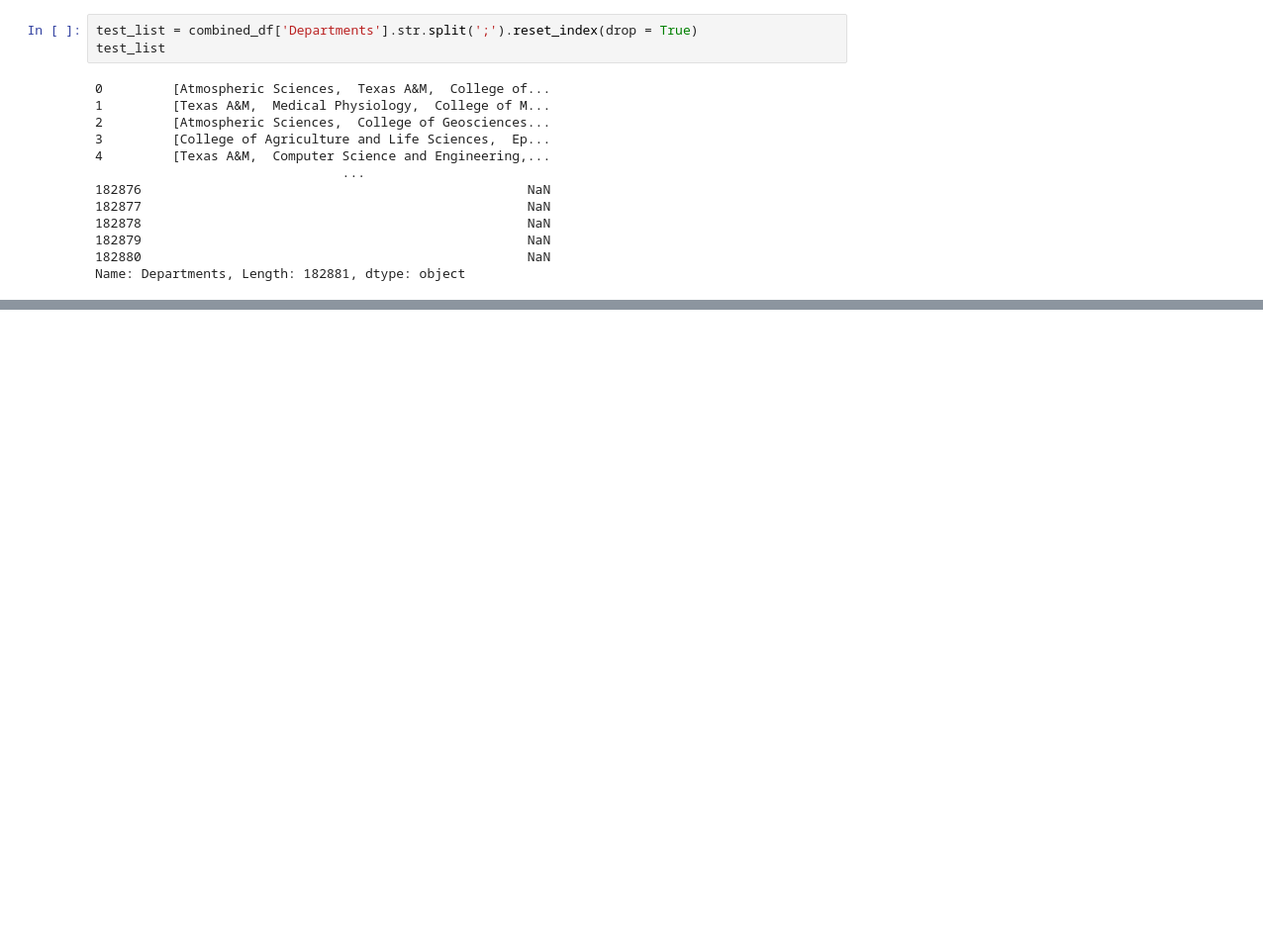
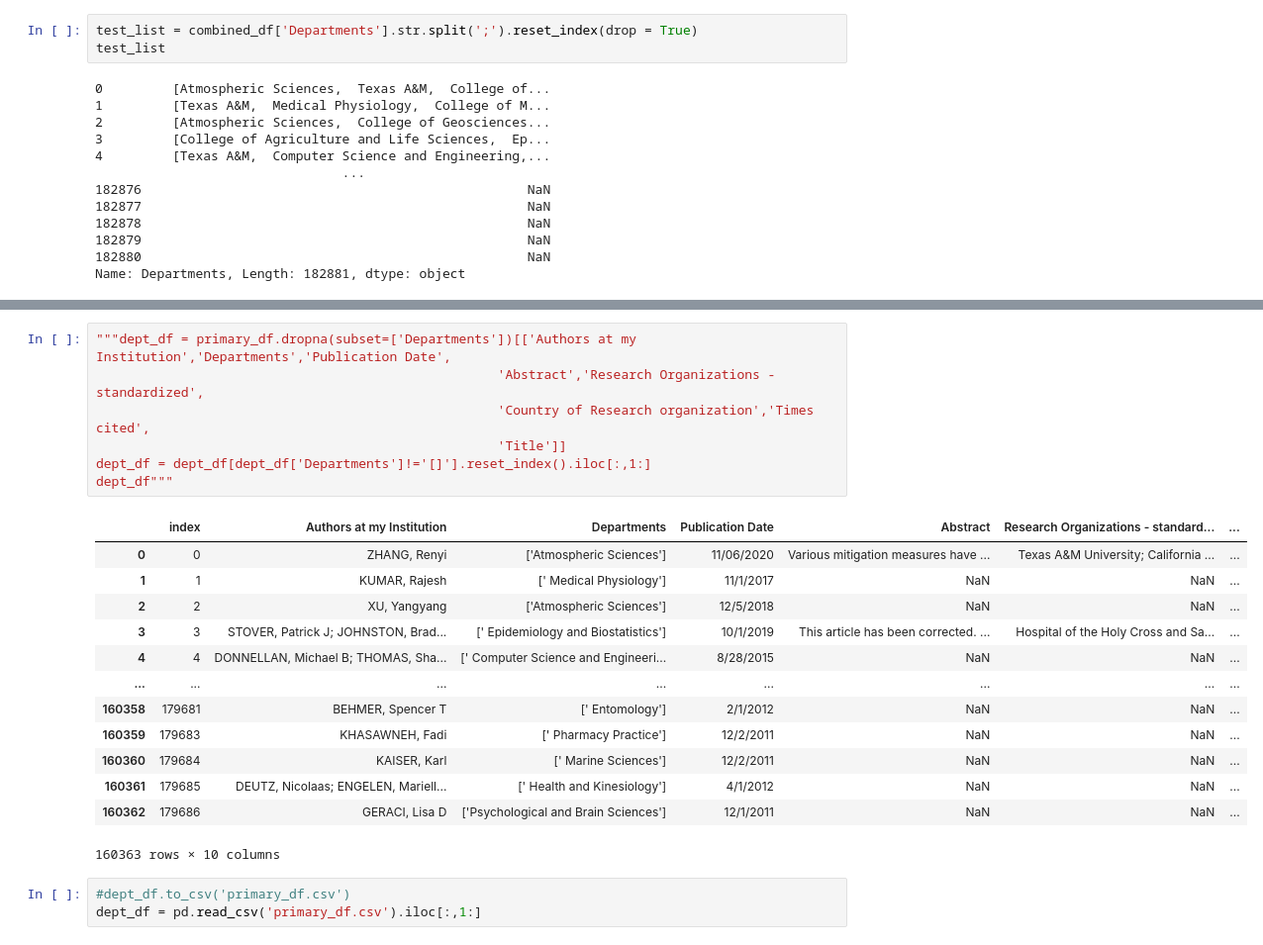
Before and after one commit to pandey-tushar/TAMIDS-22, a Jupyter notebook: Data_cleaning.ipynb, the cells around one changed output, grey strips where cells are left out. Shown at 99% size. Drawn from its saved outputs; the diff is of its cells as text; blank space fills up the shorter version.

```diff
--- a/Data_cleaning.ipynb
+++ b/Data_cleaning.ipynb
@@ -167,0 +169,24 @@ primary_df.to_csv('primary_df.csv')
+# %%
+"""dept_df = primary_df.dropna(subset=['Departments'])[['Authors at my Institution','Departments','Publication Date',
+                                                    'Abstract','Research Organizations - standardized',
+                                                    'Country of Research organization','Times cited',
+                                                    'Title']]
+dept_df = dept_df[dept_df['Departments']!='[]'].reset_index().iloc[:,1:]
+dept_df"""
+# %% [output]
+|  | index | Authors at my Institution | Departments | Publication Date | Abstract | Research Organizations - standard... | ... |
+| 0 | 0 | ZHANG, Renyi | ['Atmospheric Sciences'] | 11/06/2020 | Various mitigation measures have ... | Texas A&M University; California ... | ... |
+| 1 | 1 | KUMAR, Rajesh | [' Medical Physiology'] | 11/1/2017 | NaN | NaN | ... |
+| 2 | 2 | XU, Yangyang | ['Atmospheric Sciences'] | 12/5/2018 | NaN | NaN | ... |
+| 3 | 3 | STOVER, Patrick J; JOHNSTON, Brad... | [' Epidemiology and Biostatistics'] | 10/1/2019 | This article has been corrected. ... | Hospital of the Holy Cross and Sa... | ... |
+| 4 | 4 | DONNELLAN, Michael B; THOMAS, Sha... | [' Computer Science and Engineeri... | 8/28/2015 | NaN | NaN | ... |
+| ... | ... | ... | ... | ... | ... | ... | ... |
+| 160358 | 179681 | BEHMER, Spencer T | [' Entomology'] | 2/1/2012 | NaN | NaN | ... |
+| 160359 | 179683 | KHASAWNEH, Fadi | [' Pharmacy Practice'] | 12/2/2011 | NaN | NaN | ... |
+| 160360 | 179684 | KAISER, Karl | [' Marine Sciences'] | 12/2/2011 | NaN | NaN | ... |
+| 160361 | 179685 | DEUTZ, Nicolaas; ENGELEN, Mariell... | [' Health and Kinesiology'] | 4/1/2012 | NaN | NaN | ... |
+| 160362 | 179686 | GERACI, Lisa D | ['Psychological and Brain Sciences'] | 12/1/2011 | NaN | NaN | ... |
+160363 rows × 10 columns
+# %%
+#dept_df.to_csv('primary_df.csv')
+dept_df = pd.read_csv('primary_df.csv').iloc[:,1:]
```
Also changed, not shown: parts of 11 cells of this notebook.
